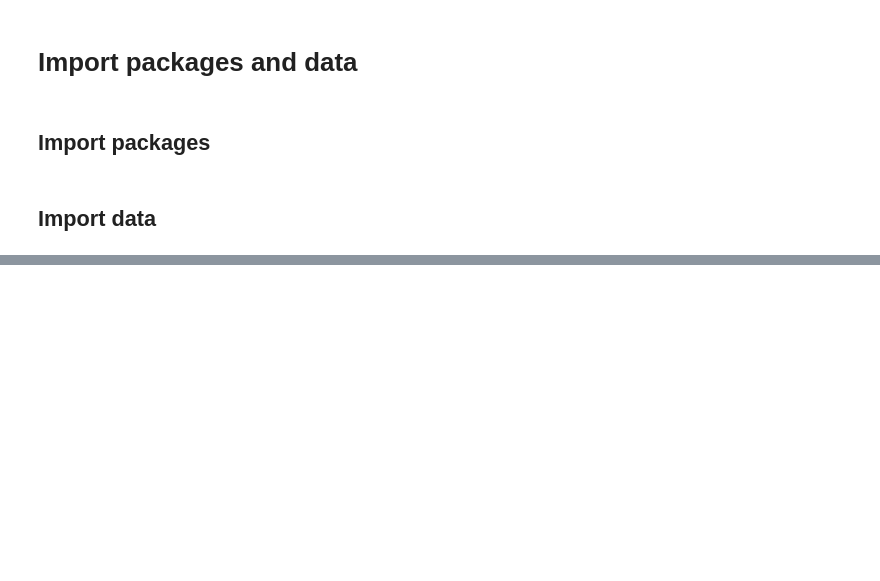
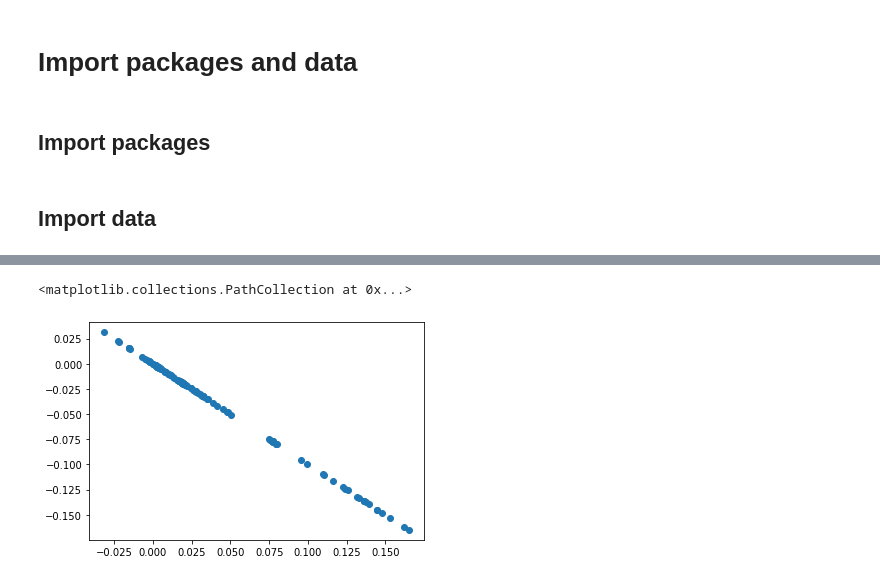
Before and after one commit to camoalon/language_genes, a Jupyter notebook: PCA.ipynb, the cells around one changed output, grey strips where cells are left out. Drawn from its saved outputs; the diff is of its cells as text; code cells hidden in the pictures; blank space fills up the shorter version.

```diff
--- a/PCA.ipynb
+++ b/PCA.ipynb
@@ -17,0 +20,4 @@ HTTPError: ignored
+# %%
+file = 'https://raw.githubusercontent.com/camoalon/language_genes/master/data/LongLat_AfricaOnLeft_139forShannon.txt?token=AIVRZB2UB7LDTDDA3MCGLS26RFILQ'
+coordinates = pd.read_csv(file,sep='\t',header=None)
+coordinates.drop(139,axis=1,inplace=True)
@@ -17,0 +41,2 @@ HTTPError: ignored
+# %%
+mtx1, mtx2, disparity = procrustes(coordinates,phonemes_pc)
@@ -17,0 +53,5 @@ HTTPError: ignored
+# %%
+plt.scatter(mtx2[0], mtx2[1])
+# %% [output]
+<matplotlib.collections.PathCollection at 0x...>
+[figure, added]
```
Also changed, not shown: parts of 11 cells of this notebook.
